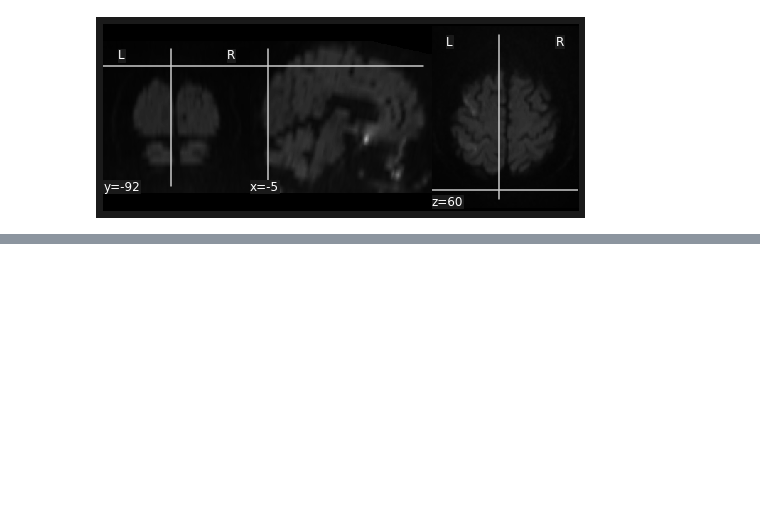
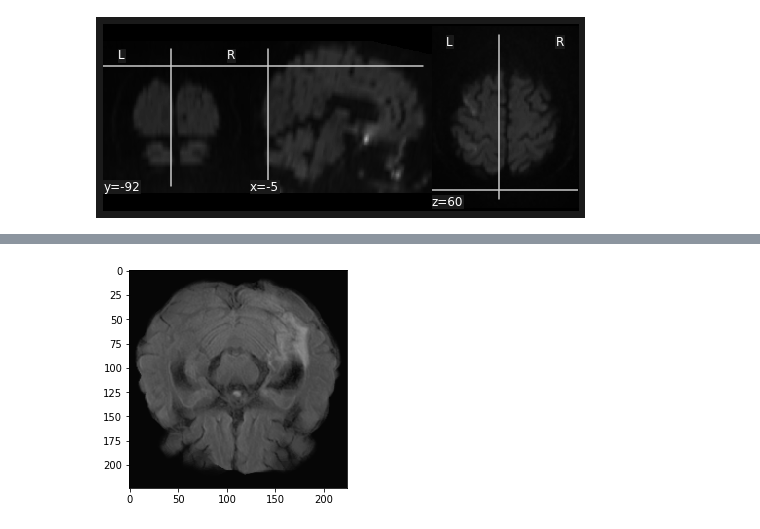
Before and after one commit to zhanghaoyue/stroke_preprocessing, a Jupyter notebook: nipype_workflow.ipynb, the cells around one changed output, grey strips where cells are left out. Saved outputs shown, nothing was run; the diff lists cells and outputs as text; code cells hidden in the pictures; blank space fills up the shorter version.

```diff
--- a/nipype_workflow.ipynb
+++ b/nipype_workflow.ipynb
@@ -310,0 +322,9 @@ plotting.plot_anat(norm_DWI410)
+# %%
+
+# Normalised [0,255] as integer
+c = (255*img_array_1).astype(int)
+# %%
+plt.imshow(c[1,6,:,:,:])
+plt.show()
+# %% [output]
+[figure, added]
```
Also changed, not shown: parts of 14 cells of this notebook, 4 other files.
